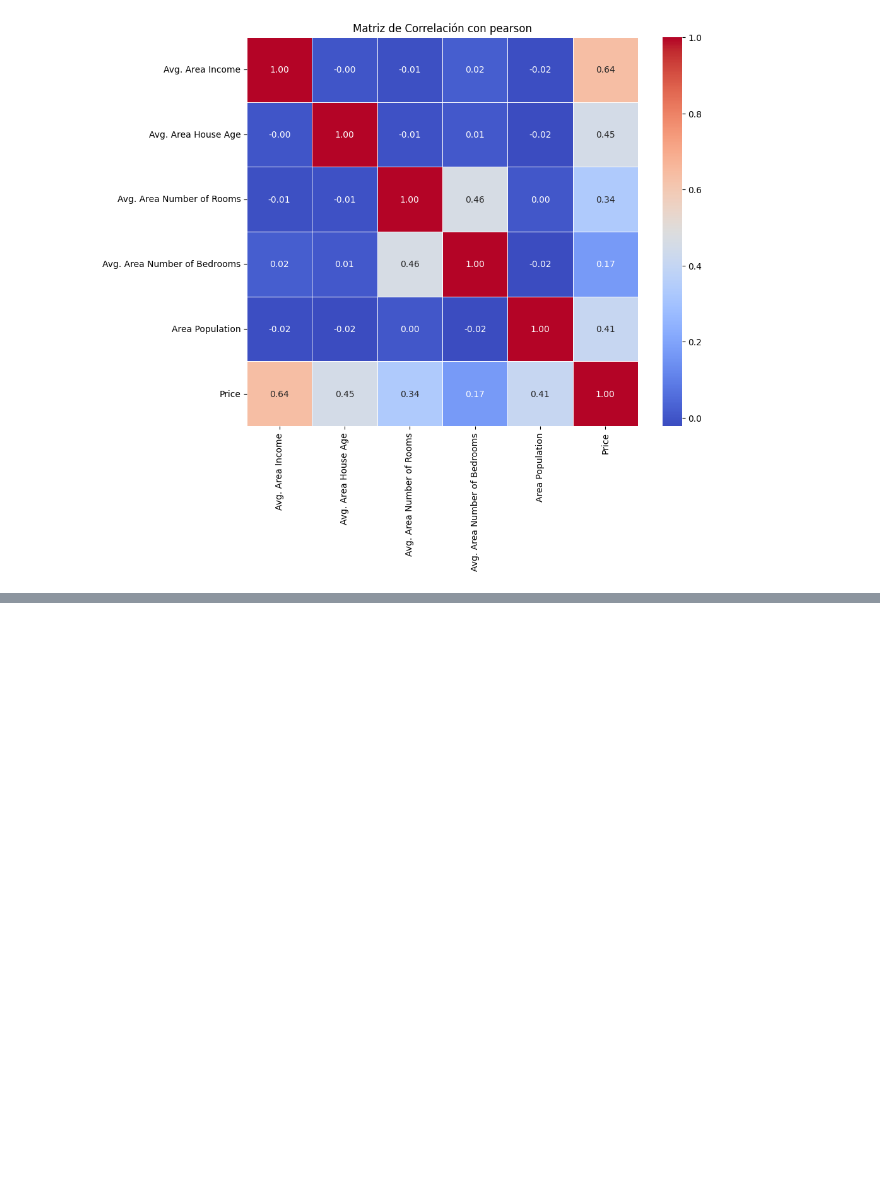
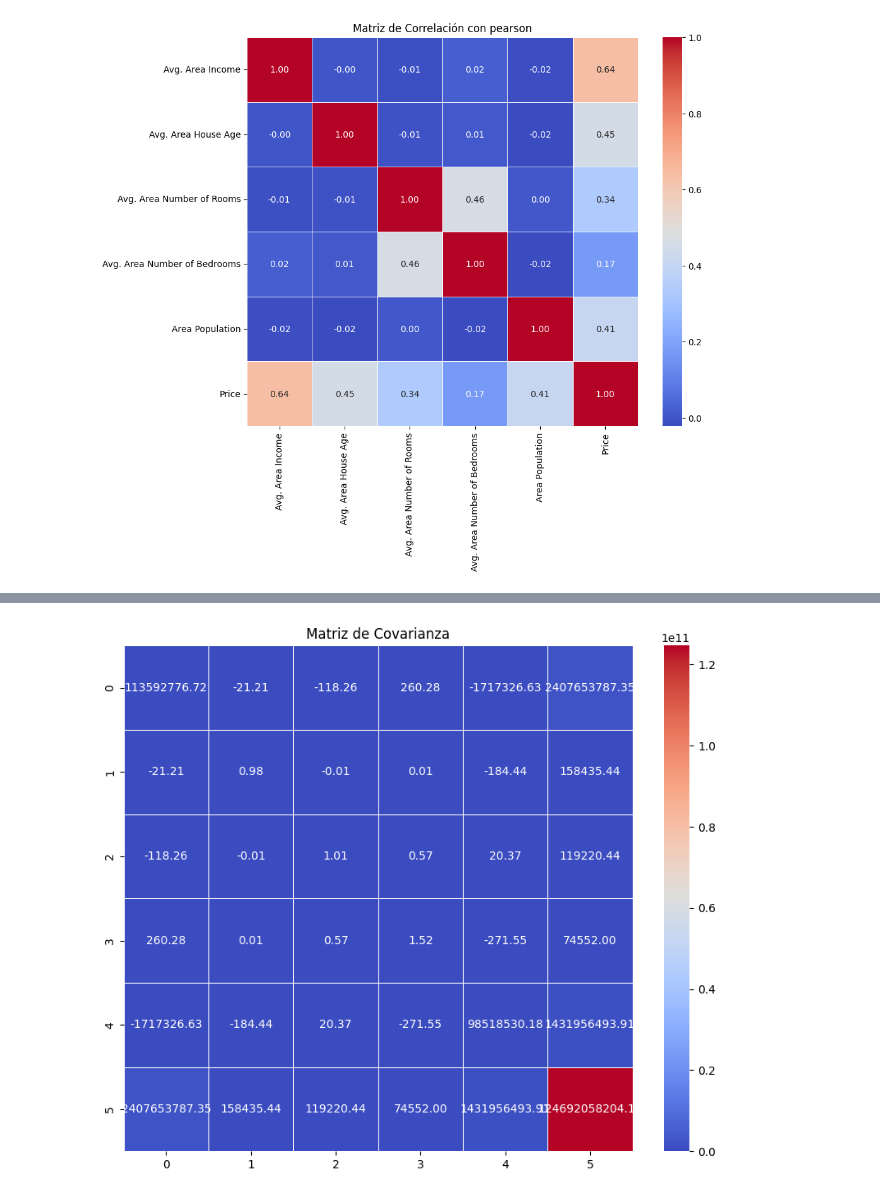
Before and after one commit to Mayte-Tixi/Machine-Learning, a Jupyter notebook: correlaciondepearson.ipynb, the cells around one changed output, grey strips where cells are left out. Cells and saved outputs as stored; diff of their text form; code cells hidden in the pictures; blank space fills up the shorter version.

```diff
--- a/correlaciondepearson.ipynb
+++ b/correlaciondepearson.ipynb
@@ -87,3 +87,15 @@ plt.title('Matriz de Correlación con pearson')
 plt.show()
 # %% [output]
 [figure]
+# %%
+#Con el conjunto de datos de los inmuebles genera la matriz de covarianza
+# la funcion cov() esta dentro de la libreria numpy
+import numpy as np
+matriz_covarianza=df.cov()
+#print(matriz_covarianza)
+
+#permite visualizar solamente la matriz
+matriz_covarianza = np.cov(df, rowvar=False)  # rowvar=False para tratar cada columna como una variable
+# Mostrar la matriz de covarianza
+print("Matriz de Covarianza:")
+print(matriz_covarianza)
@@ -89,0 +120,8 @@ plt.show()
+# %%
+# disenar el grafico para visualizar los datos de la matriz de covarinza
+plt.figure(figsize=(10, 8))
+sns.heatmap(matriz_covarianza, annot=True, cmap='coolwarm', fmt='.2f', linewidths=0.5)
+plt.title('Matriz de Covarianza')
+plt.show()
+# %% [output]
+[figure, added]
```
Also changed, not shown: parts of 1 cell of this notebook.
